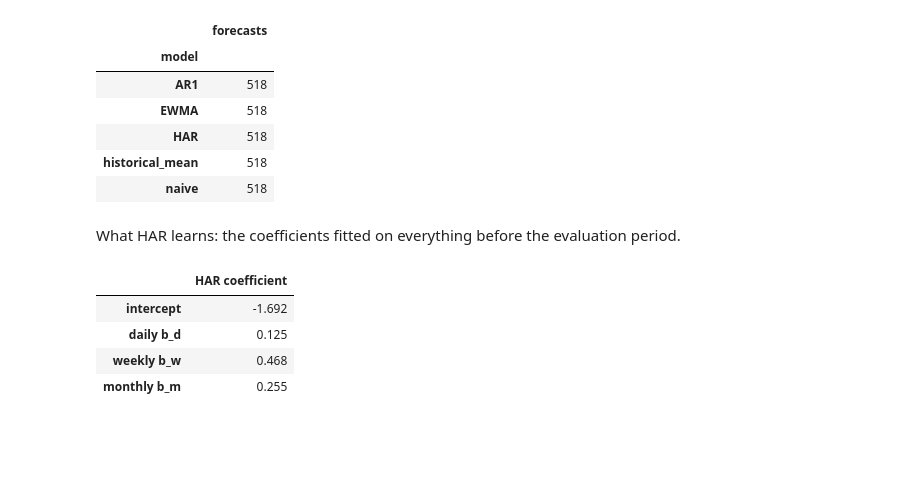
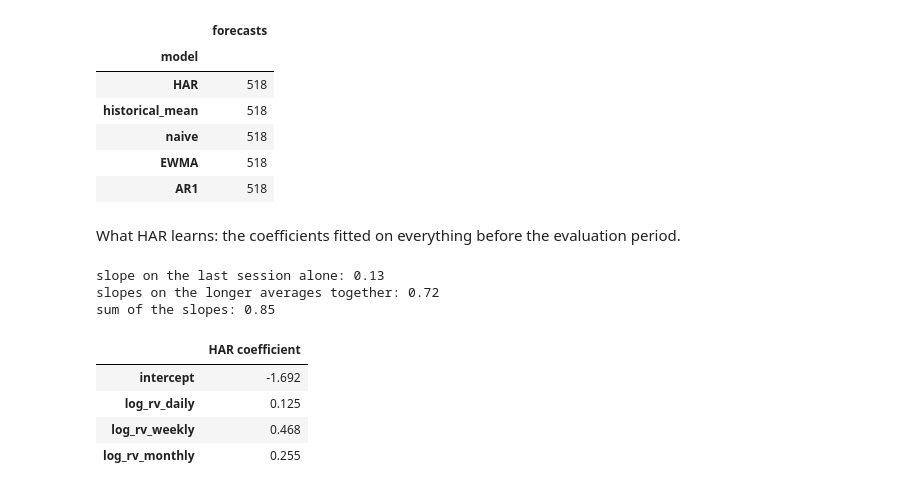
Before and after one commit to kholmetskii/realized-vol, a Jupyter notebook: notebooks/01_eurusd.ipynb, the cells around one changed output. Cells and saved outputs as stored; diff of their text form; code cells hidden in the pictures; blank space fills up the shorter version.

```diff
--- a/notebooks/01_eurusd.ipynb
+++ b/notebooks/01_eurusd.ipynb
@@ -99,10 +72,15 @@ file to rebuild it after changing the RV code.
 # %%
-newest_ticks = max(path.stat().st_mtime for path in TICKS)
-if CACHE.exists() and CACHE.stat().st_mtime > newest_ticks:
-    daily = pd.read_parquet(CACHE)
+ticks = sorted(LAYOUT.ticks(ASSET).glob("*.parquet"))
+cache = LAYOUT.daily_rv(ASSET, SAMPLING_FREQUENCY)
+newest_ticks = max(path.stat().st_mtime for path in ticks)
+if cache.exists() and cache.stat().st_mtime > newest_ticks:
+    daily = pd.read_parquet(cache)
 else:
-    daily = build_daily_dataset(TICKS)
-    CACHE.parent.mkdir(parents=True, exist_ok=True)
-    daily.to_parquet(CACHE, index=False)
+    daily = build_daily_dataset(ticks, frequency=SAMPLING_FREQUENCY)
+    cache.parent.mkdir(parents=True, exist_ok=True)
+    daily.to_parquet(cache, index=False)
+
+tick_gb = sum(path.stat().st_size for path in ticks) / 1e9
+print(f"{len(ticks)} tick files ({tick_gb:.1f} GB) -> {cache.relative_to(ROOT)}")
 daily.tail()
 # %% [output]
@@ -258,39 +277,42 @@ the evaluation runs from January 2025.
 # %%
 prepared = experiment.prepare(daily)
-forecasts = experiment.forecast(
-    prepared,
-    experiment.benchmark_models(),
-    start=CALIBRATION_START,
-    end=FORECAST_END,
-    min_train_size=MIN_TRAIN_SESSIONS,
-    asset=ASSET,
-)
-forecasts.groupby("model").size().rename("forecasts").to_frame()
+forecasts = experiment.forecast(prepared, BENCHMARKS, asset=ASSET)
+forecasts.groupby("model").size().loc[MODELS].rename("forecasts").to_frame()
 # %% [output]
 |  | forecasts |
 | model |  |
-| AR1 | 518 |
-| EWMA | 518 |
 | HAR | 518 |
 | historical_mean | 518 |
 | naive | 518 |
+| EWMA | 518 |
+| AR1 | 518 |
 # %% [markdown]
 What HAR learns: the coefficients fitted on everything before the evaluation
 period.
 # %%
-history = prepared.loc[prepared["target_date"] < pd.Timestamp(EVALUATION_START)]
-har = next(model for model in experiment.benchmark_models() if model.name == "HAR")
-fitted = har.rule.fit(history[list(har.regressors)].to_numpy(), history["target"].to_numpy())
+history = prepared.loc[prepared["target_date"] < pd.Timestamp(experiment.EVALUATION_START)]
+candidate = next(model for model in BENCHMARKS if model.name == CANDIDATE)
+fitted = candidate.rule.fit(
+    history[list(candidate.regressors)].to_numpy(), history["target"].to_numpy()
+)
 coefficients = pd.Series(
     [fitted.intercept, *fitted.coefficients],
-    index=["intercept", "daily b_d", "weekly b_w", "monthly b_m"],
-    name="HAR coefficient",
+    index=["intercept", *candidate.regressors],
+    name=f"{CANDIDATE} coefficient",
 )
+slopes = coefficients.drop("intercept")
+shortest = min(candidate.regressors, key=windows.get)
+print(f"slope on the last session alone: {slopes[shortest]:.2f}")
+print(f"slopes on the longer averages together: {slopes.drop(shortest).sum():.2f}")
+print(f"sum of the slopes: {slopes.sum():.2f}")
 coefficients.round(3).to_frame()
 # %% [output]
+slope on the last session alone: 0.13
+slopes on the longer averages together: 0.72
+sum of the slopes: 0.85
 |  | HAR coefficient |
 | intercept | -1.692 |
-| daily b_d | 0.125 |
-| weekly b_w | 0.468 |
-| monthly b_m | 0.255 |
+| log_rv_daily | 0.125 |
+| log_rv_weekly | 0.468 |
+| log_rv_monthly | 0.255 |
 # %% [markdown]
```
Also changed, not shown: parts of 52 cells of this notebook, 18 other files.
